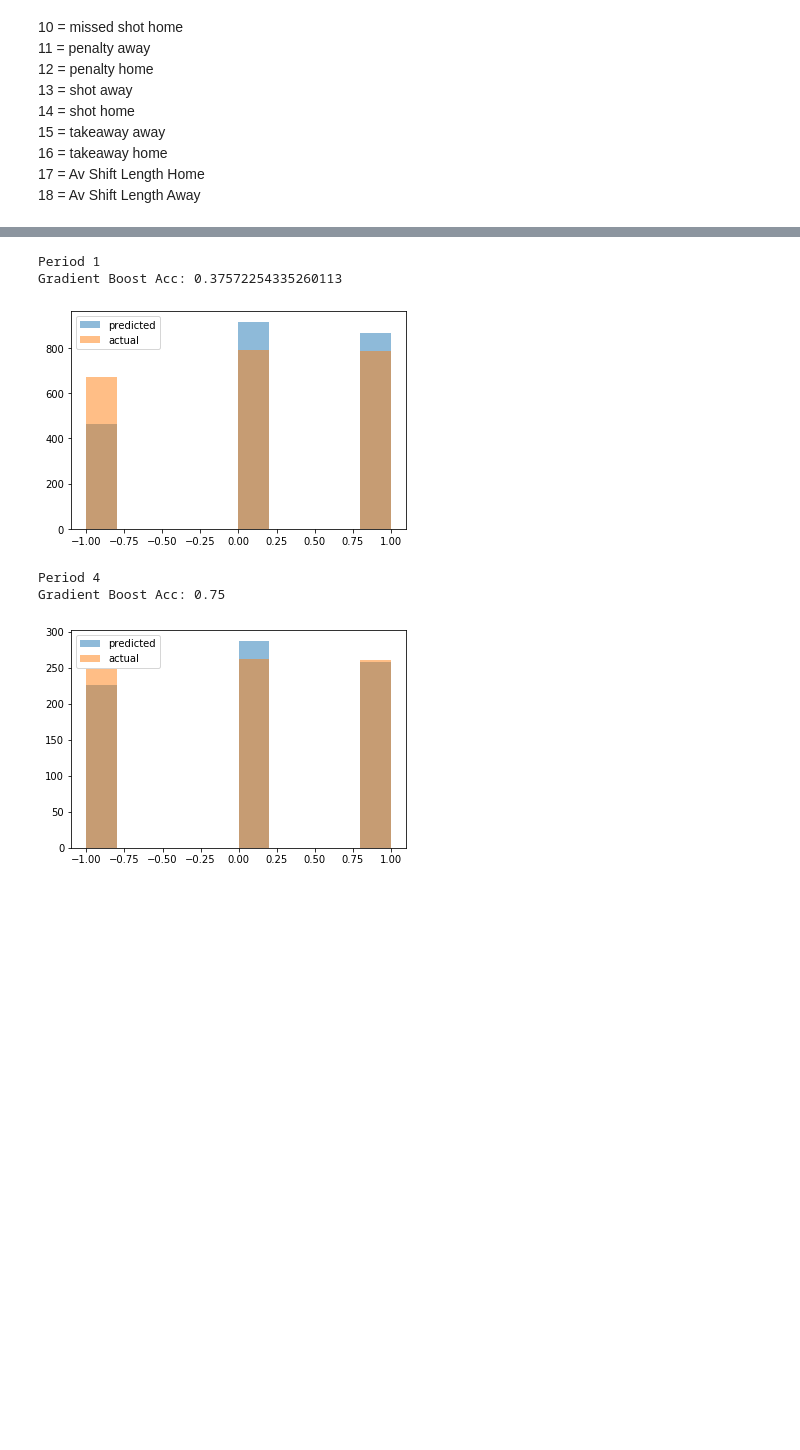
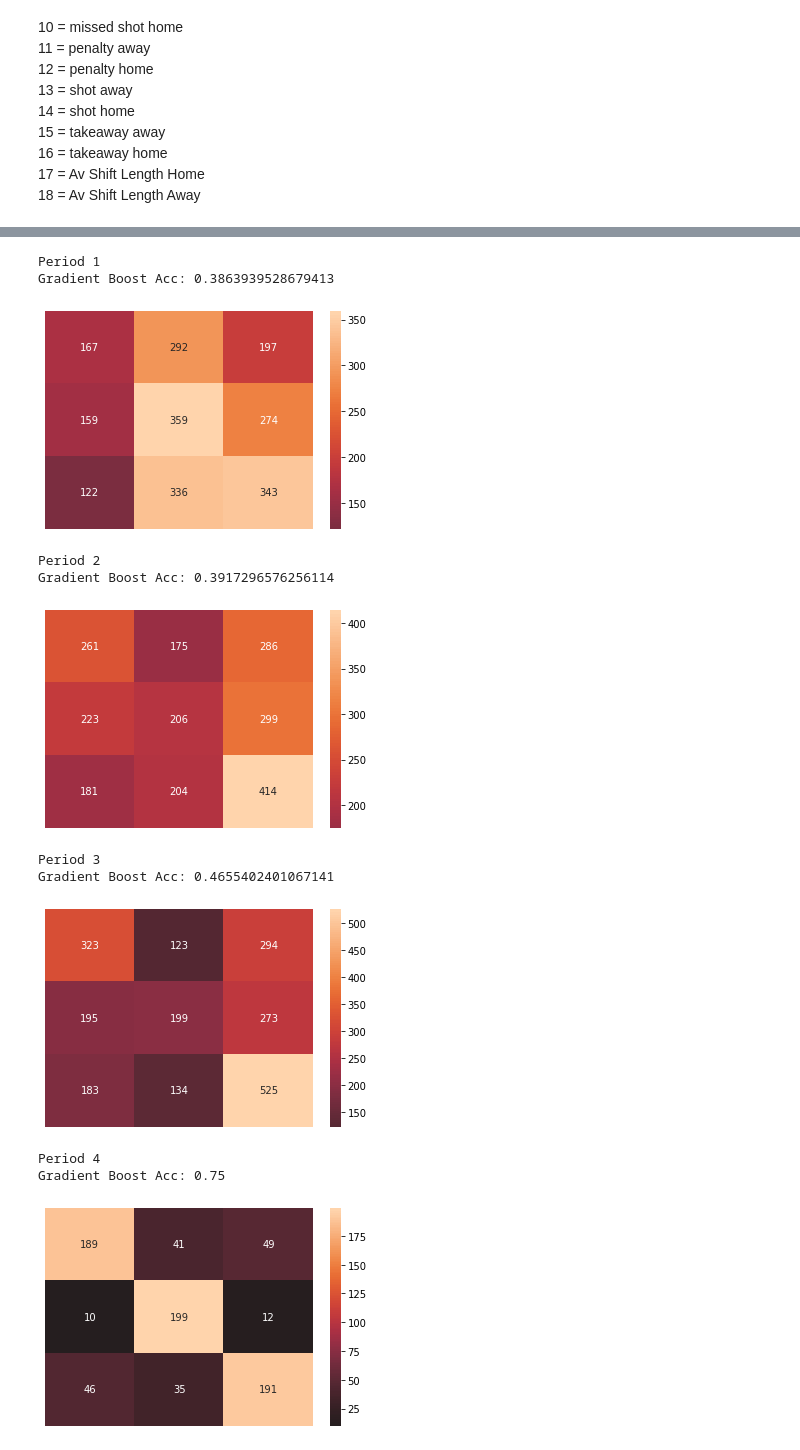
Before and after one commit to bliminate/Lord_Stanley_Seekers, a Jupyter notebook: NHL_Period_Data.ipynb, the cells around one changed output, grey strips where cells are left out. Cells and saved outputs as stored; diff of their text form; code cells hidden in the pictures; blank space fills up the shorter version.

Commit message:
Added additional images, added confusion matrix plots to Brian's notebook, updated the document.

```diff
--- a/NHL_Period_Data.ipynb
+++ b/NHL_Period_Data.ipynb
@@ -15,7 +15,7 @@ from sklearn.ensemble import GradientBoostingClassifier
 from sklearn.ensemble import AdaBoostClassifier
 # %%
 class NHL_Period_Data:
-    def __init__(self, dataFile="data/periodCombined.txt"):
+    def __init__(self, dataFile="data/periodStats.txt"):
         self.data_x, self.data_y = self.__parseData__(dataFile)
         self.train_x = None
         self.train_p1_x = None
@@ -481,22 +472,36 @@ select_data.trainTestSplit(split=0.2,period=i)
 #select_data.transformPeriodData(encoder="MinMaxScaler", cols=None)
 select_data.transformPeriodData(encoder="MinMaxScaler", cols=[0,1,2,3,4,5,6,7,8,9,10,11,12,13,14,15,16])
 # %%
-for i in [1,4]:
+for i in [1,2,3,4]:
     print("Period " + str(i))
     gBoost_select_f = GradientBoostingClassifier(learning_rate=.1, max_depth=3, max_leaf_nodes=50,
                                                  n_estimators=200)
     gBoost_select_f.fit(getattr(select_data,x_train[i]), getattr(select_data,y_train[i]))
     gb_sf_pred = gBoost_select_f.predict(getattr(select_data,x_test[i]))
     gb_sf_acc = accuracy_score(getattr(select_data,y_test[i]), gb_sf_pred)
     print("Gradient Boost Acc: " + str(gb_sf_acc))
-    plt.hist(gb_sf_pred, alpha=0.5, label='predicted')
+
+    """plt.hist(gb_sf_pred, alpha=0.5, label='predicted')
     plt.hist(getattr(select_data,y_test[i]), alpha=0.5, label='actual')
     plt.legend(loc='best')
+    plt.show()"""
+
+    from sklearn.metrics import classification_report, confusion_matrix, accuracy_score
+    cm = confusion_matrix(getattr(select_data,y_test[i]), gb_sf_pred)
+
+    import seaborn as sns
+    sns.heatmap(cm, center=True,annot=True, fmt="d",xticklabels=False, yticklabels=False)
     plt.show()
 # %% [output]
 Period 1
-Gradient Boost Acc: 0.37572254335260113
+Gradient Boost Acc: 0.3863939528679413
-[figure, old version]
+[figure, new version]
-Period 4
-Gradient Boost Acc: 0.75
+Period 2
+Gradient Boost Acc: 0.3917296576256114
-[figure, old version]
+[figure, new version]
+Period 3
+Gradient Boost Acc: 0.4655402401067141
+[figure, added]
+Period 4
+Gradient Boost Acc: 0.75
+[figure, added]
```
Also changed, not shown: parts of 25 cells of this notebook, 10 other files.
